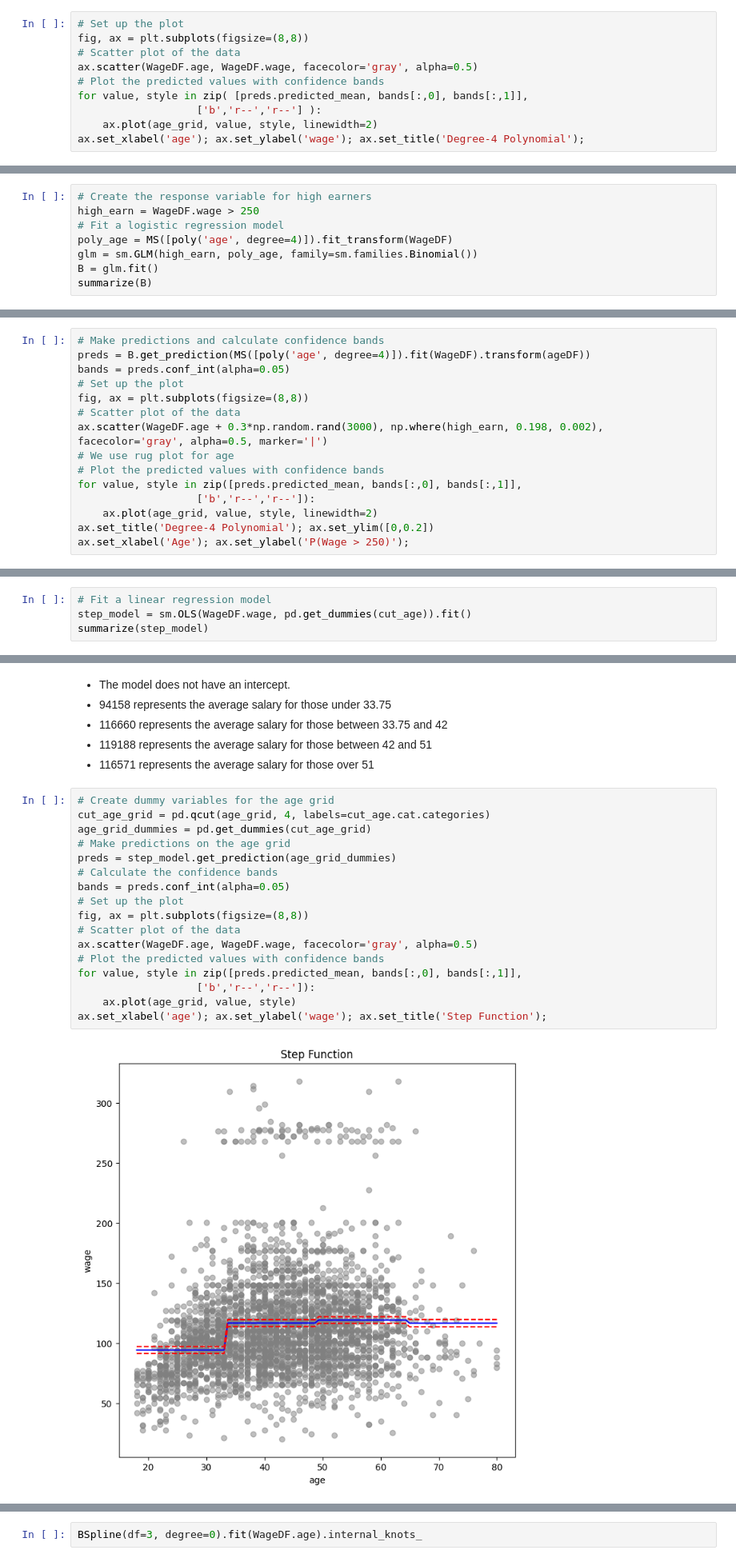
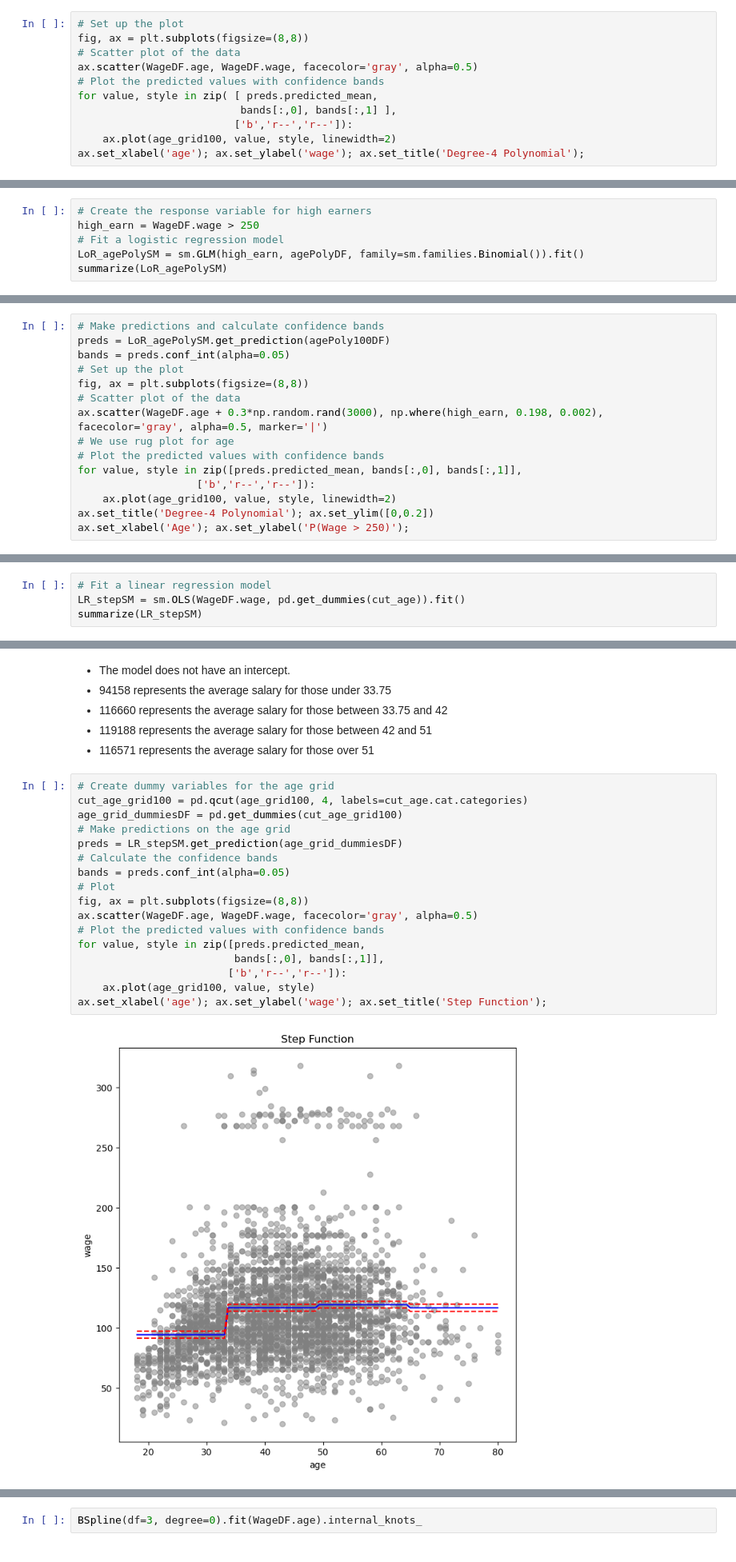
Before and after one commit to htdbui/ISLP_Lab, a Jupyter notebook: Wage.ipynb, the cells around one changed output, grey strips where cells are left out. Shown at 80% size. Saved outputs shown, nothing was run; the diff lists cells and outputs as text.

```diff
--- a/Wage.ipynb
+++ b/Wage.ipynb
@@ -123,8 +117,9 @@ fig, ax = plt.subplots(figsize=(8,8))
 # Scatter plot of the data
 ax.scatter(WageDF.age, WageDF.wage, facecolor='gray', alpha=0.5)
 # Plot the predicted values with confidence bands
-for value, style in zip( [preds.predicted_mean, bands[:,0], bands[:,1]],
-                   ['b','r--','r--'] ):
-    ax.plot(age_grid, value, style, linewidth=2)
+for value, style in zip( [ preds.predicted_mean,
+                          bands[:,0], bands[:,1] ],
+                         ['b','r--','r--']):
+    ax.plot(age_grid100, value, style, linewidth=2)
 ax.set_xlabel('age'); ax.set_ylabel('wage'); ax.set_title('Degree-4 Polynomial');
 # %% [output]
@@ -231,10 +221,8 @@ anova_lm(*[sm.OLS(WageDF.wage, X_).fit() for X_ in XEs])
 # Create the response variable for high earners
 high_earn = WageDF.wage > 250
 # Fit a logistic regression model
-poly_age = MS([poly('age', degree=4)]).fit_transform(WageDF)
-glm = sm.GLM(high_earn, poly_age, family=sm.families.Binomial())
-B = glm.fit()
-summarize(B)
+LoR_agePolySM = sm.GLM(high_earn, agePolyDF, family=sm.families.Binomial()).fit()
+summarize(LoR_agePolySM)
 # %% [output]
 |  | coef | std err | z | P>|z| |
 | intercept | -4.3012 | 0.345 | -12.457 | 0.000 |
@@ -246,7 +234,7 @@ summarize(B)
 - We repeat: predict for 100 values of `age_df`, and plot the fitted values with confidence intervals.
 # %%
 # Make predictions and calculate confidence bands
-preds = B.get_prediction(MS([poly('age', degree=4)]).fit(WageDF).transform(ageDF))
+preds = LoR_agePolySM.get_prediction(agePoly100DF)
 bands = preds.conf_int(alpha=0.05)
 # Set up the plot
 fig, ax = plt.subplots(figsize=(8,8))
@@ -256,7 +244,7 @@ ax.scatter(WageDF.age + 0.3*np.random.rand(3000), np.where(high_earn, 0.198, 0.0
 # Plot the predicted values with confidence bands
 for value, style in zip([preds.predicted_mean, bands[:,0], bands[:,1]],
                    ['b','r--','r--']):
-    ax.plot(age_grid, value, style, linewidth=2)
+    ax.plot(age_grid100, value, style, linewidth=2)
 ax.set_title('Degree-4 Polynomial'); ax.set_ylim([0,0.2])
 ax.set_xlabel('Age'); ax.set_ylabel('P(Wage > 250)');
 # %% [output]
@@ -287,8 +275,8 @@ pd.get_dummies(cut_age).head(3)
 | 2 | False | False | True | False |
 # %%
 # Fit a linear regression model
-step_model = sm.OLS(WageDF.wage, pd.get_dummies(cut_age)).fit()
-summarize(step_model)
+LR_stepSM = sm.OLS(WageDF.wage, pd.get_dummies(cut_age)).fit()
+summarize(LR_stepSM)
 # %% [output]
 |  | coef | std err | t | P>|t| |
 | (17.999, 33.75] | 94.1584 | 1.478 | 63.692 | 0.0 |
@@ -303,23 +291,23 @@ summarize(step_model)
 - 116571 represents the average salary for those over 51
 # %%
 # Create dummy variables for the age grid
-cut_age_grid = pd.qcut(age_grid, 4, labels=cut_age.cat.categories)
-age_grid_dummies = pd.get_dummies(cut_age_grid)
+cut_age_grid100 = pd.qcut(age_grid100, 4, labels=cut_age.cat.categories)
+age_grid_dummiesDF = pd.get_dummies(cut_age_grid100)
 # Make predictions on the age grid
-preds = step_model.get_prediction(age_grid_dummies)
+preds = LR_stepSM.get_prediction(age_grid_dummiesDF)
 # Calculate the confidence bands
 bands = preds.conf_int(alpha=0.05)
-# Set up the plot
+# Plot
 fig, ax = plt.subplots(figsize=(8,8))
-# Scatter plot of the data
 ax.scatter(WageDF.age, WageDF.wage, facecolor='gray', alpha=0.5)
 # Plot the predicted values with confidence bands
-for value, style in zip([preds.predicted_mean, bands[:,0], bands[:,1]],
-                   ['b','r--','r--']):
-    ax.plot(age_grid, value, style)
+for value, style in zip([preds.predicted_mean,
+                         bands[:,0], bands[:,1]],
+                        ['b','r--','r--']):
+    ax.plot(age_grid100, value, style)
 ax.set_xlabel('age'); ax.set_ylabel('wage'); ax.set_title('Step Function');
 # %% [output]
-[figure, old version]
+[figure, new version]
 # %% [markdown]
 # Splines
 - We use `ISLP.transforms` to fit regression splines.
```
Also changed, not shown: parts of 59 cells of this notebook.
